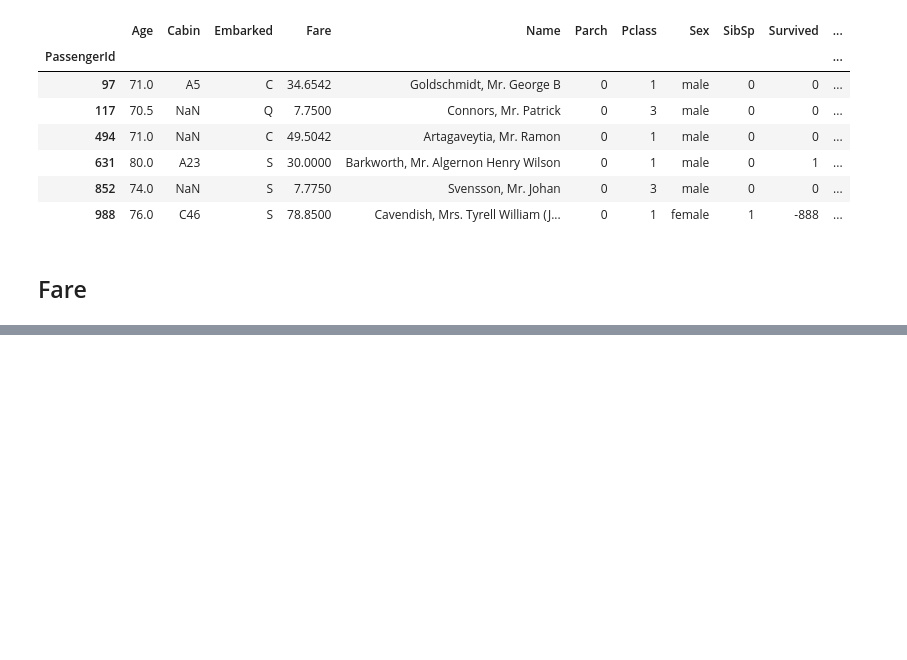
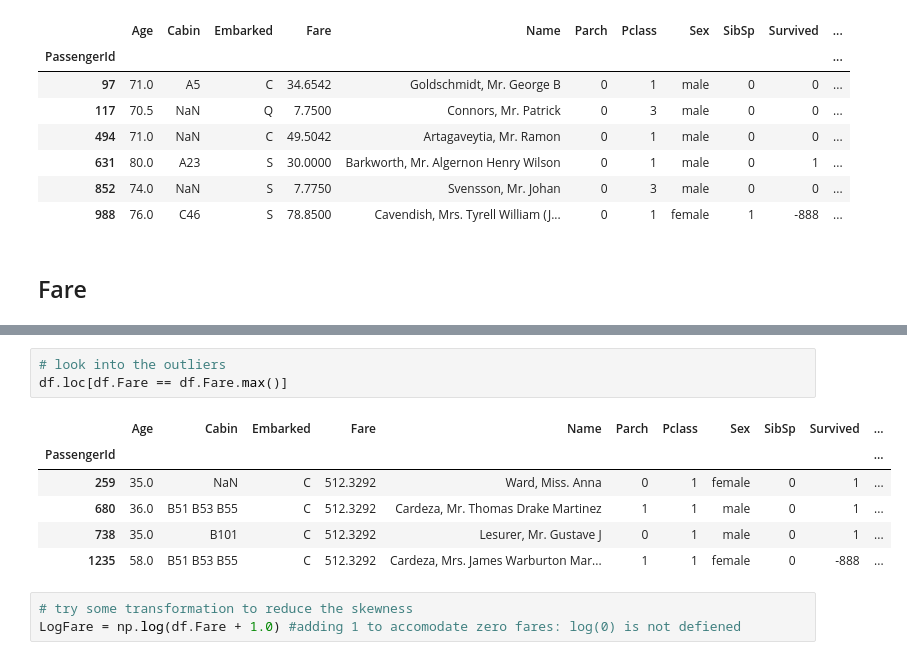
Before and after one commit to alabetskiy/Titanic, a Jupyter notebook: notebooks/2.0-ak-exploring-processing-data.ipynb, the cells around one changed output, grey strips where cells are left out. Saved outputs shown, nothing was run; the diff lists cells and outputs as text; blank space fills up the shorter version.

```diff
--- a/notebooks/2.0-ak-exploring-processing-data.ipynb
+++ b/notebooks/2.0-ak-exploring-processing-data.ipynb
@@ -899,0 +909,13 @@ df.Fare.plot(kind='hist',title='histogram for fare', )
+# %%
+# look into the outliers
+df.loc[df.Fare == df.Fare.max()]
+# %% [output]
+|  | Age | Cabin | Embarked | Fare | Name | Parch | Pclass | Sex | SibSp | Survived | ... |
+| PassengerId |  |  |  |  |  |  |  |  |  |  | ... |
+| 259 | 35.0 | NaN | C | 512.3292 | Ward, Miss. Anna | 0 | 1 | female | 0 | 1 | ... |
+| 680 | 36.0 | B51 B53 B55 | C | 512.3292 | Cardeza, Mr. Thomas Drake Martinez | 1 | 1 | male | 0 | 1 | ... |
+| 738 | 35.0 | B101 | C | 512.3292 | Lesurer, Mr. Gustave J | 0 | 1 | male | 0 | 1 | ... |
+| 1235 | 58.0 | B51 B53 B55 | C | 512.3292 | Cardeza, Mrs. James Warburton Mar... | 1 | 1 | female | 0 | -888 | ... |
+# %%
+# try some transformation to reduce the skewness
+LogFare = np.log(df.Fare + 1.0) #adding 1 to accomodate zero fares: log(0) is not defiened
```
Also changed, not shown: parts of 8 cells of this notebook.
